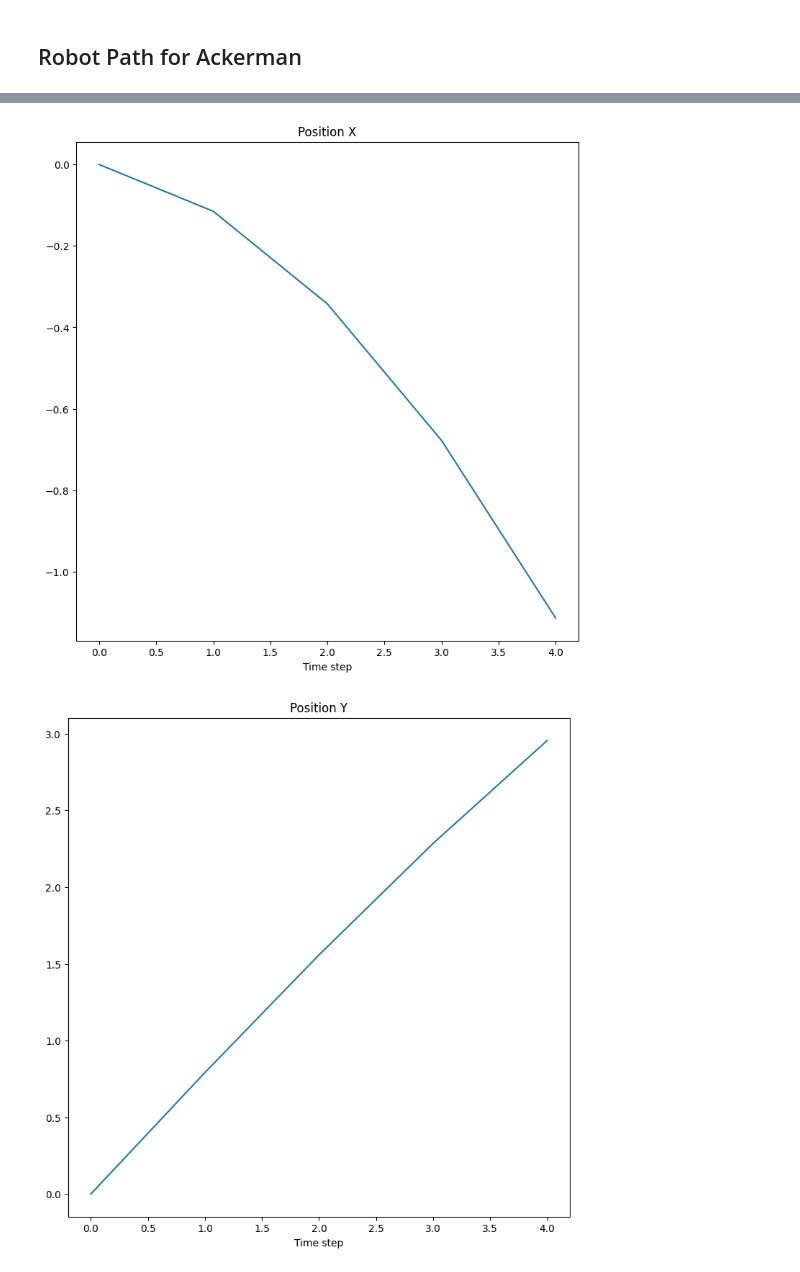
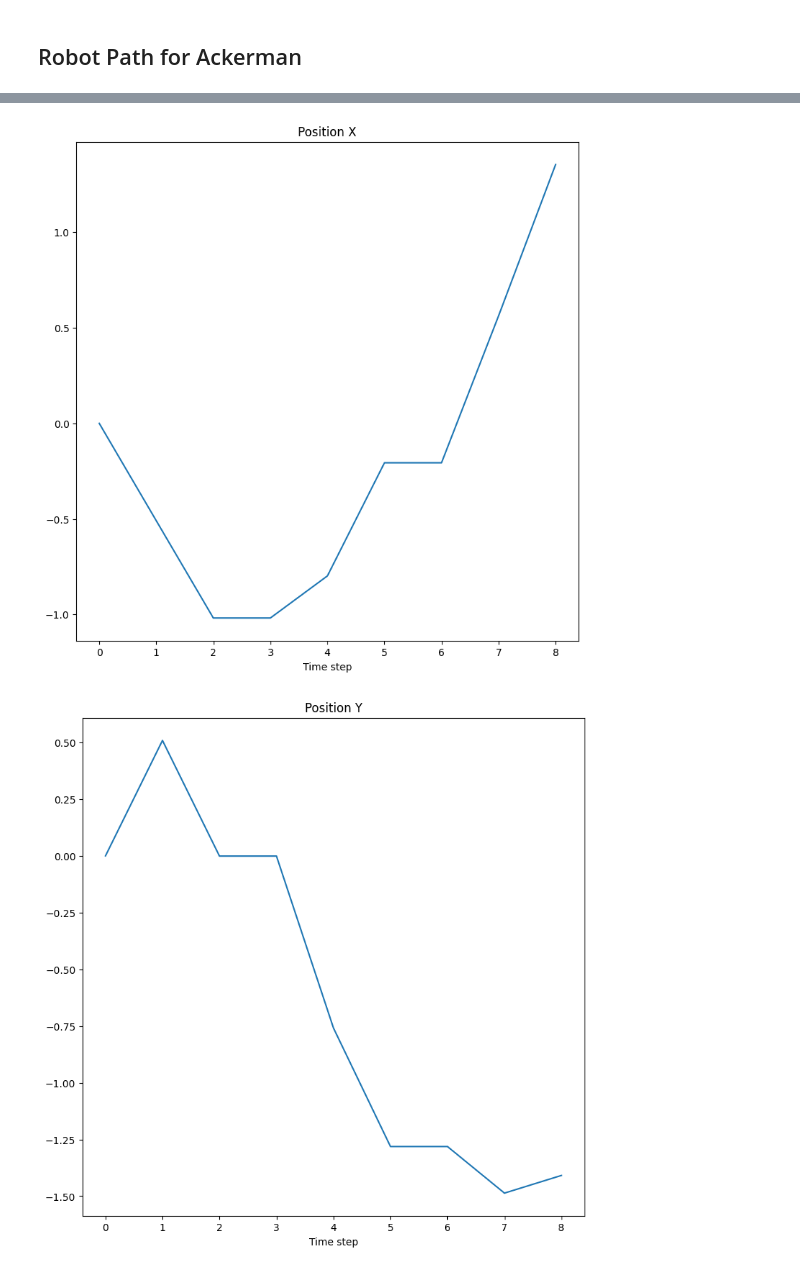
Before and after one commit to jonathan-crandall/CS5510-Robot-Intelligence, a Jupyter notebook: midterm_1.ipynb, the cells around one changed output, grey strips where cells are left out. Drawn from its saved outputs; the diff is of its cells as text; code cells hidden in the pictures.

```diff
--- a/midterm_1.ipynb
+++ b/midterm_1.ipynb
@@ -191,12 +190,15 @@ class AckermanRobot:
         self.theta = 0
 
     def move(self, velocity: int, theta_w: int, dt=0.1) -> None:
-        # Angle change for vehicl:
-        self.theta += velocity * self.get_R(velocity, theta_w)
+        # Angle change for vehicle:
+        simulation_timestep = 0.0001
+        for i in range(int(dt / simulation_timestep)):
+            if theta_w:
+                self.theta += (velocity / self.get_R(velocity, theta_w)) * simulation_timestep
 
-        # Drive 🚓
-        self.x -= velocity * sin(radians(self.theta)) * dt
-        self.y += velocity * cos(radians(self.theta)) * dt
+            # Drive 🚓
+            self.x -= velocity * sin(self.theta) * simulation_timestep
+            self.y += velocity * cos(self.theta) * simulation_timestep
 
 
 
@@ -219,6 +221,7 @@ class AckermanRobot:
                 self.get_angular_momentum(dt, velocity, theta)
             )
             self.move(velocity, theta, dt)
+            print(self.theta)
             current_time += dt
 
         # Store final point
@@ -257,8 +260,4 @@ class AckermanRobot:
         ]
 
     def get_R(self, v, theta):
-        # let us go straight
-        if theta == 0:
-            return 1
-
-        return self.length / tan(radians(theta))
+        return self.length / tan(theta)
@@ -279,12 +336,28 @@ angular_momentum = []
 
 # Move to outside of the circle
 # robot.theta = 0.634022719663
-sub_path_x, sub_path_y, sub_angular_momentum = robot.move_for_duration(.4, 8, 36, 0.1)
-print(robot.theta)
 
+# Get To outside of circle
+sub_path_x, sub_path_y, sub_angular_momentum = robot.move_for_duration(.3, 8, 0)
 path_x.append(sub_path_x)
 path_y.append(sub_path_y)
 angular_momentum.append(sub_angular_momentum)
 
+# Magic turn in place because ive lost it
+sub_path_x, sub_path_y, sub_angular_momentum = robot.move_for_duration(.1, 8, pi)
+path_x.append(sub_path_x)
+path_y.append(sub_path_y)
+angular_momentum.append(sub_angular_momentum)
+
+
+
+sub_path_x, sub_path_y, sub_angular_momentum = robot.move_for_duration(1, 8, 0.5585993153)
+path_x.append(sub_path_x)
+path_y.append(sub_path_y)
+angular_momentum.append(sub_angular_momentum)
+
+print(f"({robot.x}, {robot.y}): {degrees(robot.theta)}")
+
+
 plot_path_x_y_angular_velocities(path_x, path_y, angular_momentum)
 # %% [output]
@@ -294,3 +373,3 @@ plot_path_x_y_angular_velocities(path_x, path_y, angular_momentum)
-[figure, old version]
+[figure, new version]
-[figure, old version]
+[figure, new version]
 # %%
```
Also changed, not shown: parts of 4 cells of this notebook.
